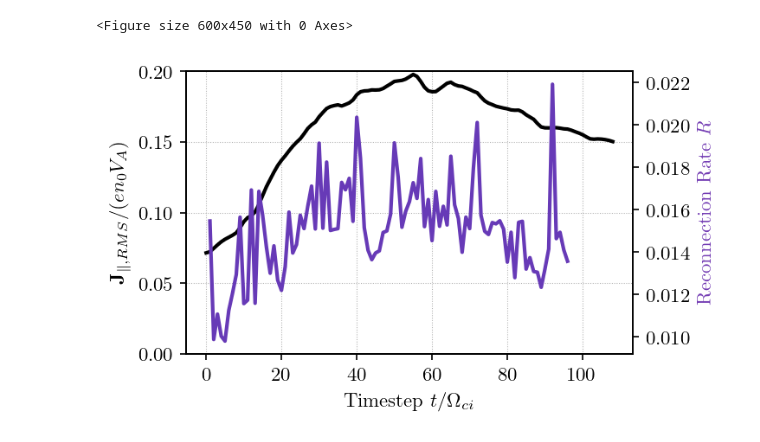
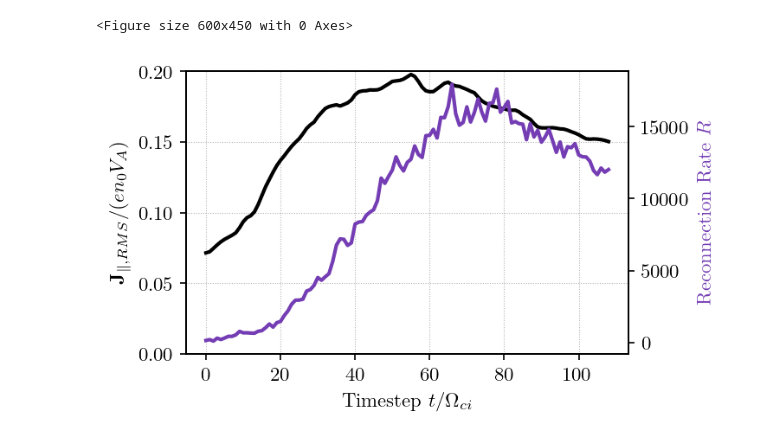
Before and after one commit to maxawake/Magnetic-Reconnection-Visualization, a Jupyter notebook: notebooks/load_reconnection_rate.ipynb, the cells around one changed output. Drawn from its saved outputs; the diff is of its cells as text; code cells hidden in the pictures.

```diff
--- a/notebooks/load_reconnection_rate.ipynb
+++ b/notebooks/load_reconnection_rate.ipynb
@@ -72,0 +67,26 @@ Processing /home/max/Temp/reconnection_rates_step_0100.txt
+# %%
+
+gradient = ["black", "orange", "green"]
+
+def plot_histogram(step, datapath, max_reconnection_rate=0.2, bins=30):
+    data = np.loadtxt(datapath)
+    bins = np.linspace(0.0, max_reconnection_rate, bins)
+    x, bins = np.histogram(data, bins=bins, density=False)
+    plt.hist(data, bins=bins, density=False, color=gcolor("violet"), label=r"$t=70/\Omega_{ci}$", rwidth=0.8, align="right")
+    # plt.show()
+    return np.max(x), data
+
+datapath = "/home/max/Temp/reconnection_rates_step_0070.txt"
+bins=35
+max_reconnection_rate = 0.13
+
+plt.figure(figsize=(5,3), dpi=150)
+
+max_val_new, data = plot_histogram(1, datapath, max_reconnection_rate=max_reconnection_rate, bins=bins)
+
+plt.vlines(0.1, 0.0, max_val_new, color="black", linestyle="--", linewidth=2.0, label="Threshold R=0.1")
+plt.yscale("log")
+plt.xlabel("Reconnection Rate R")
+plt.ylabel("Number of X-lines")
+plt.legend(framealpha=1.0)
+plt.savefig("reconnection_rate_histogram.png", bbox_inches="tight", dpi=300)
@@ -73,36 +95,38 @@ Processing /home/max/Temp/reconnection_rates_step_0100.txt
 # %%
 current_density = np.loadtxt("/home/max/Repos/Magnetic-Reconnection-Visualization/data/solar_wind_current_density.dat")
 
 def get_max_reconnection(datapath):
     data = np.loadtxt(datapath)
     data = np.copy(data[np.where(data > 0.0)])
-    data = np.copy(data[np.where(data < 10.0)])
+    data = np.copy(data[np.where(data < 5.0)])
     max_r = np.mean(data)
-    return max_r
+    return max_r, len(data)
 
 plt.figure(figsize=(4,3), dpi=150)
 
 max_reconnection_rates = []
+number_of_lines = []
 for i, datapath in enumerate(all_files):
-    max_r = get_max_reconnection(datapath)
+    max_r, n = get_max_reconnection(datapath)
     max_reconnection_rates.append(max_r)
+    number_of_lines.append(n)
 
 fig, ax1 = plt.subplots(figsize=(5,3), dpi=150)
 
 ax2 = ax1.twinx()
-ax2.plot(np.arange(1, number_of_files + 1), max_reconnection_rates,color=gcolor("violet"), linewidth=2.0)
+# ax2.plot(np.arange(1, number_of_files + 1), max_reconnection_rates,color=gcolor("violet"), linewidth=2.0)
 
 # ax2.plot(number_of_points[:,0][:-5], number_of_points[:,1][:-5]/1e5, color="#743db4", linewidth=2)
 ax1.plot(current_density[:,1], color="black", linewidth=2)
-
+ax2.plot(number_of_lines, color="#743db4", linewidth=2.0)
 ax1.set_ylim(0,0.2)
 ax1.set_xlabel(r"Timestep $t/\Omega_{ci}$")
 ax1.set_ylabel(r"$\mathbf{J}_{\|,RMS}/(e n_0 V_A)$", color="black")
 ax2.set_ylabel("Reconnection Rate $R$", color="#743db4")
 ax2.grid(False)
 plt.tight_layout()
 # plt.savefig("/home/max/Nextcloud/Bachelor/Media/Plots/num_points_lines.pdf", dpi=300)
 plt.show()
 # %% [output]
 <Figure size 600x450 with 0 Axes>
-[figure, old version]
+[figure, new version]
```
Also changed, not shown: parts of 4 cells of this notebook, 8 other files.
